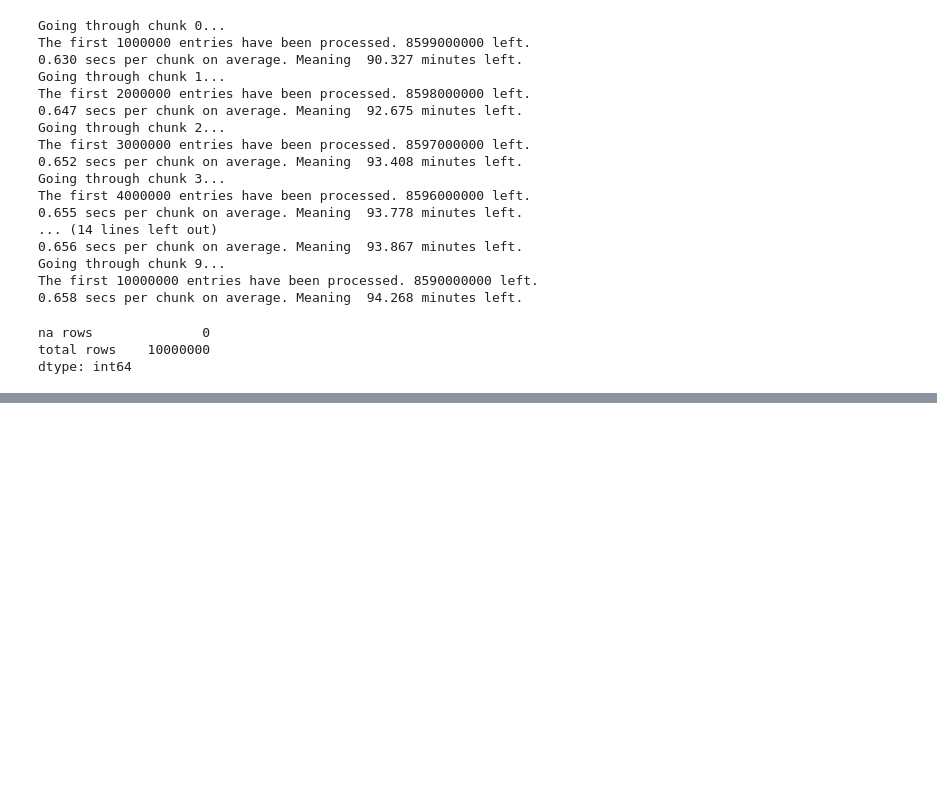
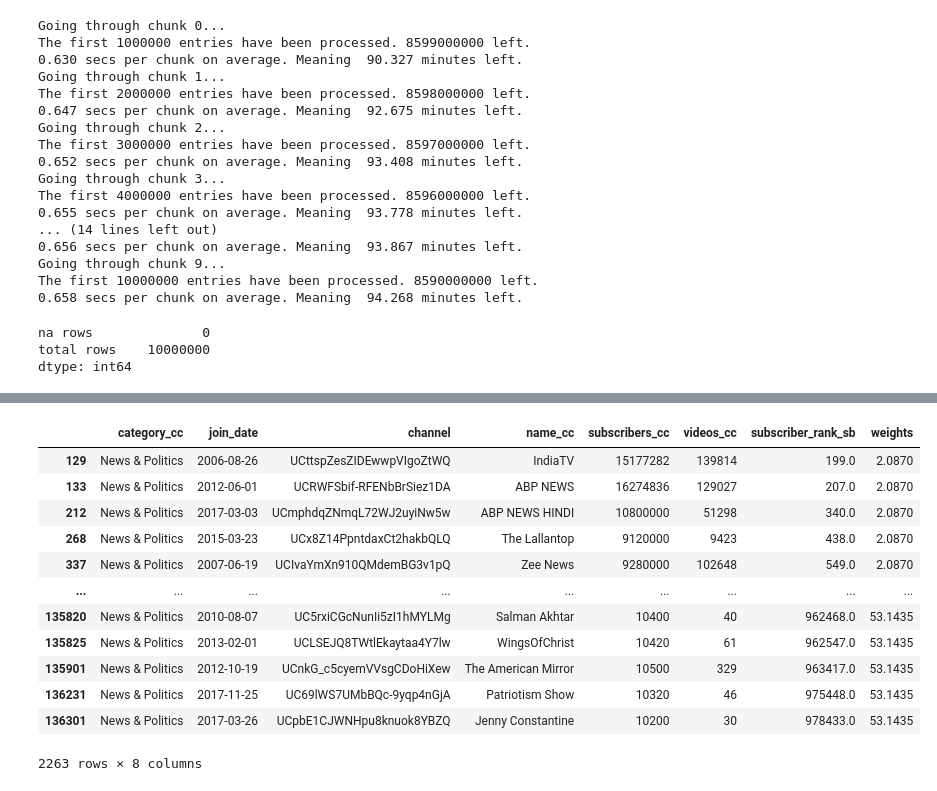
Before and after one commit to epfl-ada/ada-2024-project-thedataminions, a Jupyter notebook: preprocessing_tests/preprocessing_andreas.ipynb, the cells around one changed output, grey strips where cells are left out. Cells and saved outputs as stored; diff of their text form; code cells hidden in the pictures; blank space fills up the shorter version.

```diff
--- a/preprocessing_tests/preprocessing_andreas.ipynb
+++ b/preprocessing_tests/preprocessing_andreas.ipynb
@@ -178,0 +260,16 @@ dtype: int64
+# %%
+display(df_channels_news_pol)
+# %% [output]
+|  | category_cc | join_date | channel | name_cc | subscribers_cc | videos_cc | subscriber_rank_sb | weights |
+| 129 | News & Politics | 2006-08-26 | UCttspZesZIDEwwpVIgoZtWQ | IndiaTV | 15177282 | 139814 | 199.0 | 2.0870 |
+| 133 | News & Politics | 2012-06-01 | UCRWFSbif-RFENbBrSiez1DA | ABP NEWS | 16274836 | 129027 | 207.0 | 2.0870 |
+| 212 | News & Politics | 2017-03-03 | UCmphdqZNmqL72WJ2uyiNw5w | ABP NEWS HINDI | 10800000 | 51298 | 340.0 | 2.0870 |
+| 268 | News & Politics | 2015-03-23 | UCx8Z14PpntdaxCt2hakbQLQ | The Lallantop | 9120000 | 9423 | 438.0 | 2.0870 |
+| 337 | News & Politics | 2007-06-19 | UCIvaYmXn910QMdemBG3v1pQ | Zee News | 9280000 | 102648 | 549.0 | 2.0870 |
+| ... | ... | ... | ... | ... | ... | ... | ... | ... |
+| 135820 | News & Politics | 2010-08-07 | UC5rxiCGcNunIi5zI1hMYLMg | Salman Akhtar | 10400 | 40 | 962468.0 | 53.1435 |
+| 135825 | News & Politics | 2013-02-01 | UCLSEJQ8TWtlEkaytaa4Y7lw | WingsOfChrist | 10420 | 61 | 962547.0 | 53.1435 |
+| 135901 | News & Politics | 2012-10-19 | UCnkG_c5cyemVVsgCDoHiXew | The American Mirror | 10500 | 329 | 963417.0 | 53.1435 |
+| 136231 | News & Politics | 2017-11-25 | UC69lWS7UMbBQc-9yqp4nGjA | Patriotism Show | 10320 | 46 | 975448.0 | 53.1435 |
+| 136301 | News & Politics | 2017-03-26 | UCpbE1CJWNHpu8knuok8YBZQ | Jenny Constantine | 10200 | 30 | 978433.0 | 53.1435 |
+2263 rows × 8 columns
```
Also changed, not shown: parts of 7 cells of this notebook, 1 other file.
